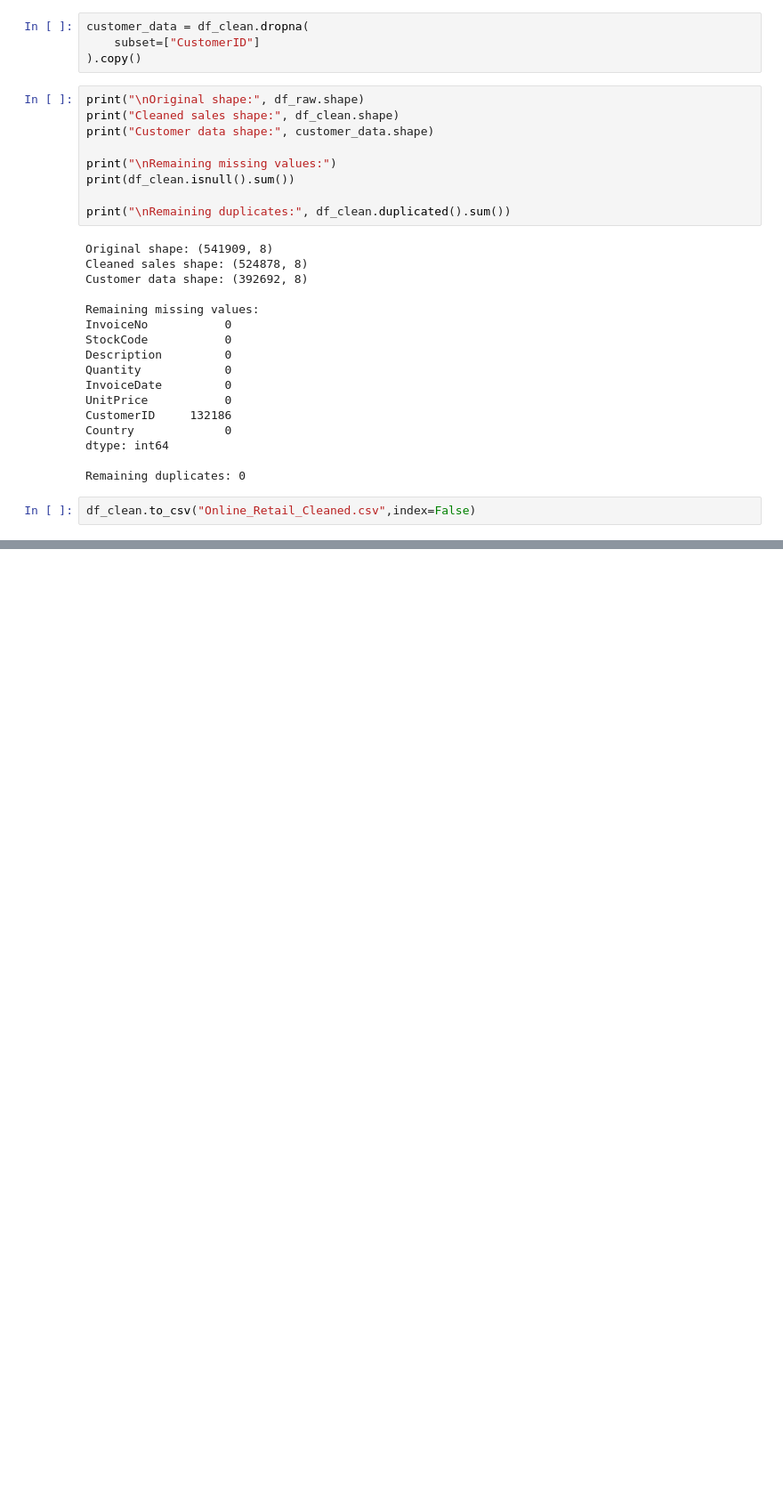
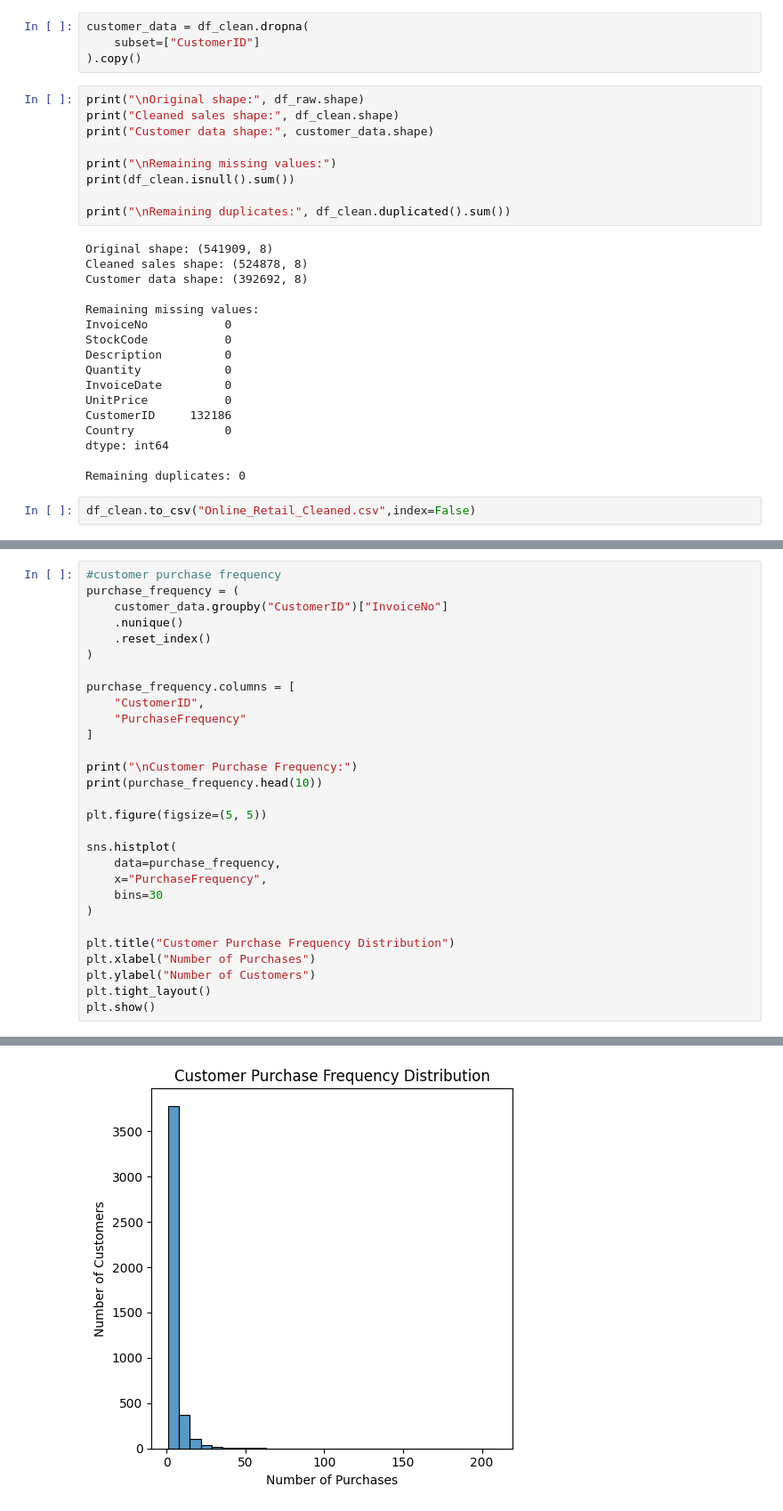
Before and after one commit to Meghakoranga/OnlineRetailAnalysis, a Jupyter notebook: OnlineRetailAnalysis.ipynb, the cells around one changed output, grey strips where cells are left out. Shown at 89% size. Drawn from its saved outputs; the diff is of its cells as text; blank space fills up the shorter version.

Commit message:
add Exploratory data analysis

```diff
--- a/OnlineRetailAnalysis.ipynb
+++ b/OnlineRetailAnalysis.ipynb
@@ -163,0 +288,30 @@ df_clean.to_csv("Online_Retail_Cleaned.csv",index=False)
+# %%
+#customer purchase frequency
+purchase_frequency = (
+    customer_data.groupby("CustomerID")["InvoiceNo"]
+    .nunique()
+    .reset_index()
+)
+
+purchase_frequency.columns = [
+    "CustomerID",
+    "PurchaseFrequency"
+]
+
+print("\nCustomer Purchase Frequency:")
+print(purchase_frequency.head(10))
+
+plt.figure(figsize=(5, 5))
+
+sns.histplot(
+    data=purchase_frequency,
+    x="PurchaseFrequency",
+    bins=30
+)
+
+plt.title("Customer Purchase Frequency Distribution")
+plt.xlabel("Number of Purchases")
+plt.ylabel("Number of Customers")
+plt.tight_layout()
+plt.show()
+# %% [output]
@@ -163,0 +330 @@ df_clean.to_csv("Online_Retail_Cleaned.csv",index=False)
+[figure, added]
```
Also changed, not shown: parts of 9 cells of this notebook.
